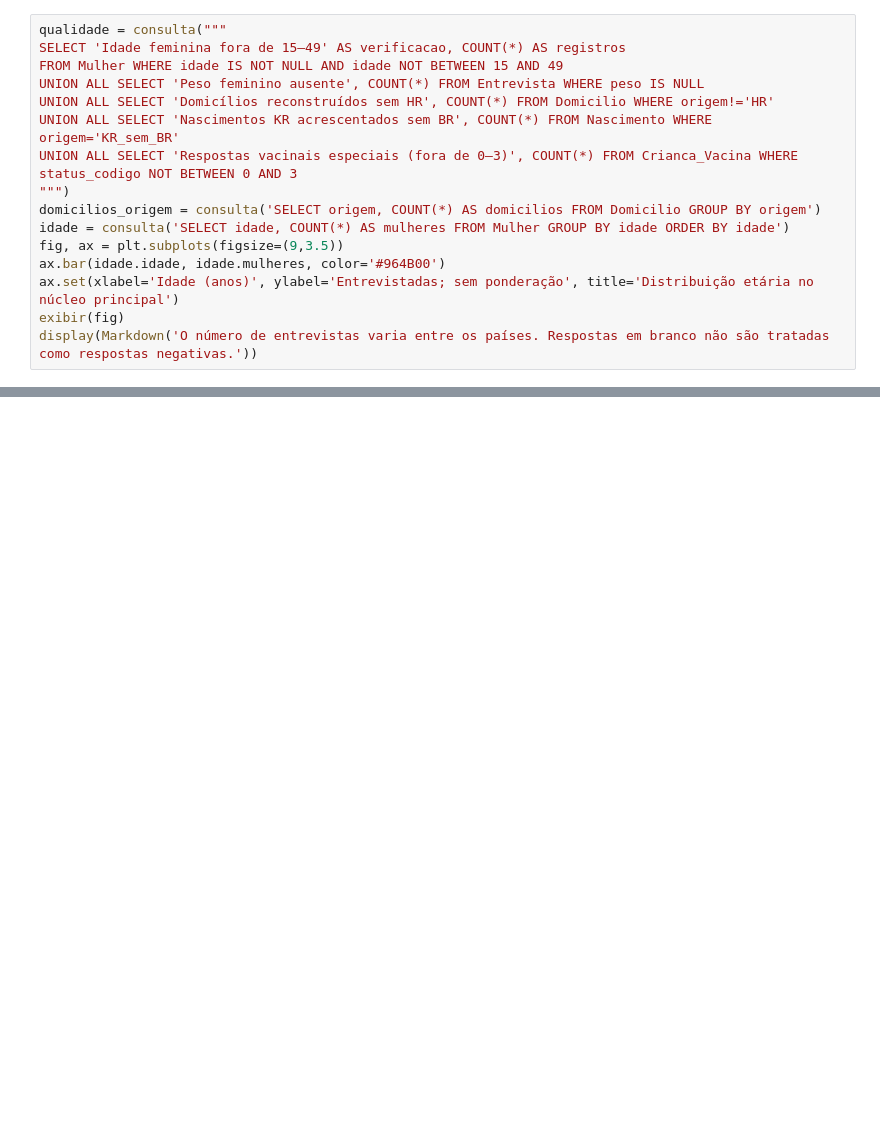
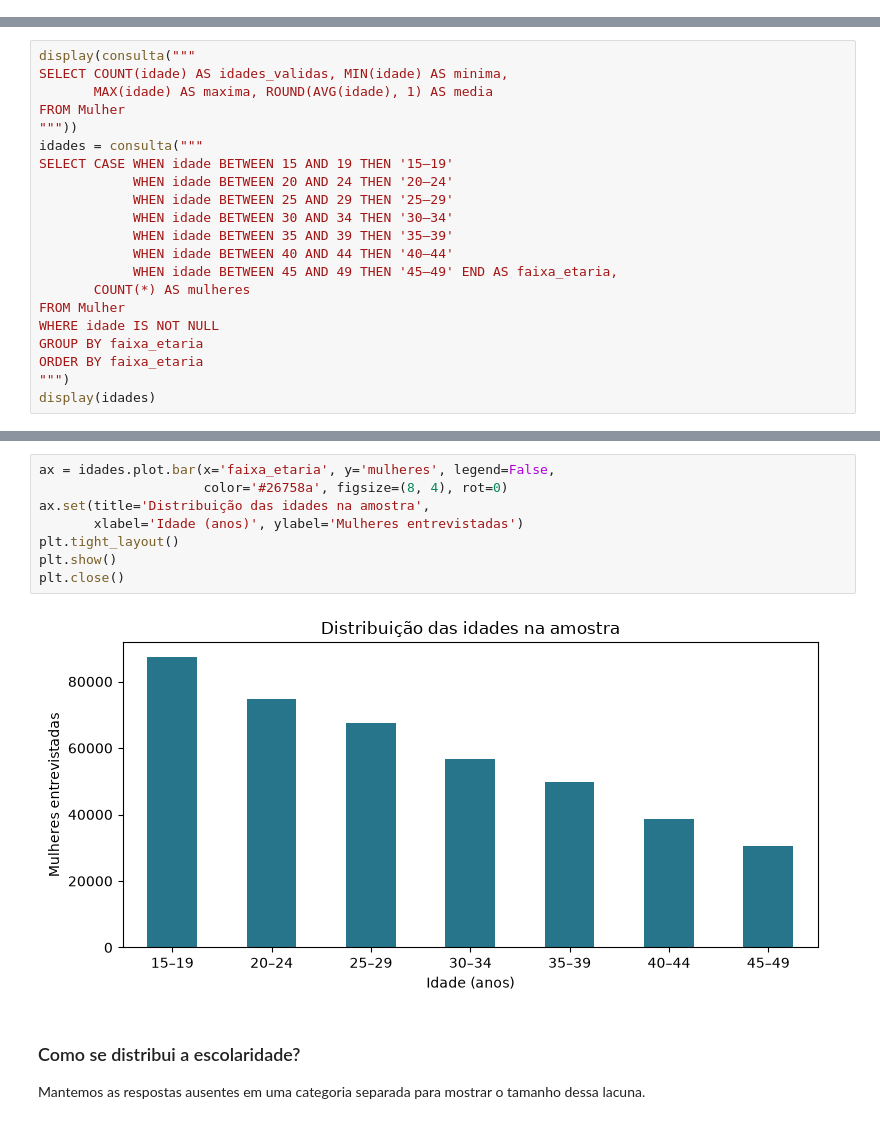
Before and after one commit to iza31gc05/subsaharanAfrica-womenData, a Jupyter notebook: IBD012-eda.ipynb, the cells around one changed output, grey strips where cells are left out. Drawn from its saved outputs; the diff is of its cells as text; blank space fills up the shorter version.

Commit message:
feat: entrega do IBD

```diff
--- a/IBD012-eda.ipynb
+++ b/IBD012-eda.ipynb
@@ -390,16 +0,0 @@ Foram analisadas 407.600 mulheres de 37 pesquisas. Há 331.364 entrevistas com r
-# %%
-qualidade = consulta("""
-SELECT 'Idade feminina fora de 15–49' AS verificacao, COUNT(*) AS registros
-FROM Mulher WHERE idade IS NOT NULL AND idade NOT BETWEEN 15 AND 49
-UNION ALL SELECT 'Peso feminino ausente', COUNT(*) FROM Entrevista WHERE peso IS NULL
-UNION ALL SELECT 'Domicílios reconstruídos sem HR', COUNT(*) FROM Domicilio WHERE origem!='HR'
-UNION ALL SELECT 'Nascimentos KR acrescentados sem BR', COUNT(*) FROM Nascimento WHERE origem='KR_sem_BR'
-UNION ALL SELECT 'Respostas vacinais especiais (fora de 0–3)', COUNT(*) FROM Crianca_Vacina WHERE status_codigo NOT BETWEEN 0 AND 3
-""")
-domicilios_origem = consulta('SELECT origem, COUNT(*) AS domicilios FROM Domicilio GROUP BY origem')
-idade = consulta('SELECT idade, COUNT(*) AS mulheres FROM Mulher GROUP BY idade ORDER BY idade')
-fig, ax = plt.subplots(figsize=(9,3.5))
-ax.bar(idade.idade, idade.mulheres, color='#964B00')
-ax.set(xlabel='Idade (anos)', ylabel='Entrevistadas; sem ponderação', title='Distribuição etária no núcleo principal')
-exibir(fig)
-display(Markdown('O número de entrevistas varia entre os países. Respostas em branco não são tratadas como respostas negativas.'))
@@ -1296,0 +265,21 @@ Banco SQLite: D:\Repositórios\África Subsaariana\tmp\ibd012\saude_mulher_eda.d
+# %%
+display(consulta("""
+SELECT COUNT(idade) AS idades_validas, MIN(idade) AS minima,
+       MAX(idade) AS maxima, ROUND(AVG(idade), 1) AS media
+FROM Mulher
+"""))
+idades = consulta("""
+SELECT CASE WHEN idade BETWEEN 15 AND 19 THEN '15–19'
+            WHEN idade BETWEEN 20 AND 24 THEN '20–24'
+            WHEN idade BETWEEN 25 AND 29 THEN '25–29'
+            WHEN idade BETWEEN 30 AND 34 THEN '30–34'
+            WHEN idade BETWEEN 35 AND 39 THEN '35–39'
+            WHEN idade BETWEEN 40 AND 44 THEN '40–44'
+            WHEN idade BETWEEN 45 AND 49 THEN '45–49' END AS faixa_etaria,
+       COUNT(*) AS mulheres
+FROM Mulher
+WHERE idade IS NOT NULL
+GROUP BY faixa_etaria
+ORDER BY faixa_etaria
+""")
+display(idades)
@@ -1296,0 +297,14 @@ Banco SQLite: D:\Repositórios\África Subsaariana\tmp\ibd012\saude_mulher_eda.d
+# %%
+ax = idades.plot.bar(x='faixa_etaria', y='mulheres', legend=False,
+                     color='#26758a', figsize=(8, 4), rot=0)
+ax.set(title='Distribuição das idades na amostra',
+       xlabel='Idade (anos)', ylabel='Mulheres entrevistadas')
+plt.tight_layout()
+plt.show()
+plt.close()
+# %% [output]
+[figure, added]
+# %% [markdown]
+### Como se distribui a escolaridade?
+
+Mantemos as respostas ausentes em uma categoria separada para mostrar o tamanho dessa lacuna.
```
Also changed, not shown: parts of 71 cells of this notebook, 35 other files.
